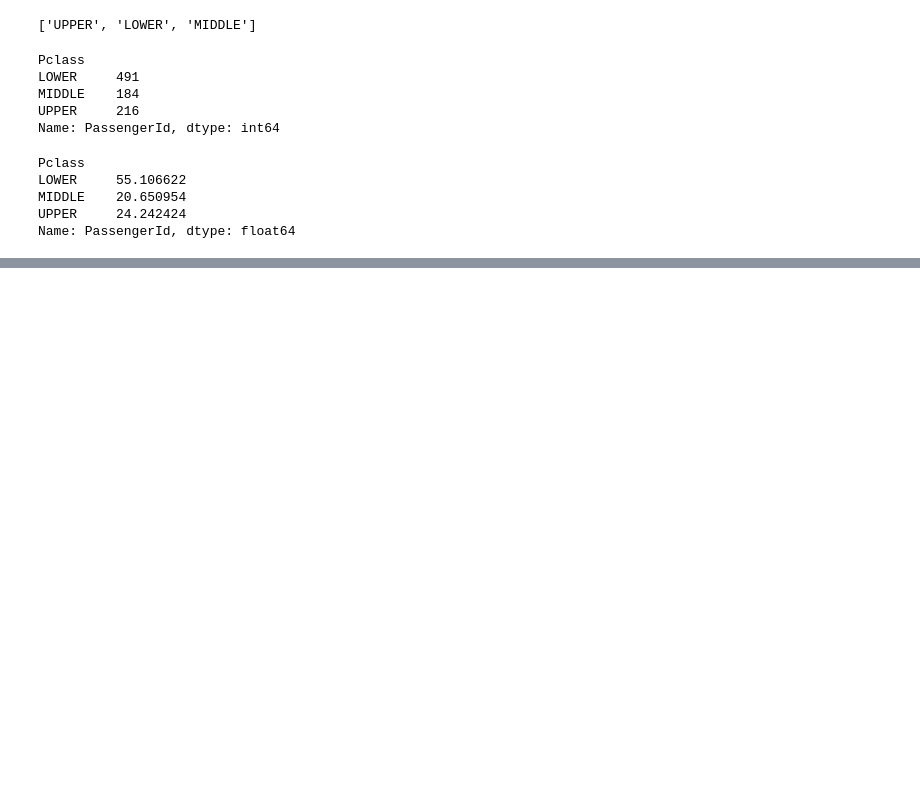
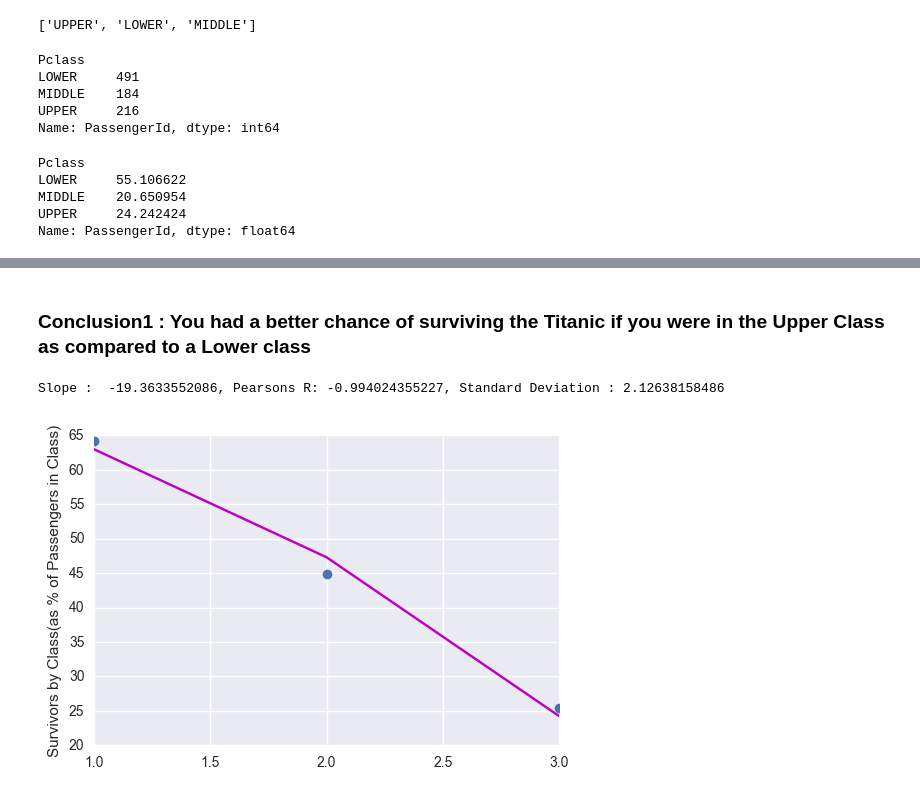
Before and after one commit to rramchan12/Data-Analyst-NanoDegree, a Jupyter notebook: P2 - Investigate a Dataset using Python/Investigating_Titanic_Data.ipynb, the cells around one changed output, grey strips where cells are left out. Drawn from its saved outputs; the diff is of its cells as text; code cells hidden in the pictures; blank space fills up the shorter version.

```diff
--- a/P2 - Investigate a Dataset using Python/Investigating_Titanic_Data.ipynb
+++ b/P2 - Investigate a Dataset using Python/Investigating_Titanic_Data.ipynb
@@ -273,0 +295,9 @@ pie_plot(survivors_by_class_as_percentage_total_survival,'Survivors by Class(as
+# %% [markdown]
+### Conclusion1 : You had a better chance of surviving the Titanic if you were in the Upper Class as compared to a Lower class
+# %%
+#We can check how strong the correlation is using Pearsons R
+passenger_class = list([3,2,1])
+plot(passenger_class,survivors_by_class_as_percentage_of_passengers_in_class, 'Survivors by Class(as % of Passengers in Class)')
+# %% [output]
+Slope :  -19.3633552086, Pearsons R: -0.994024355227, Standard Deviation : 2.12638158486
+[figure, added]
```
Also changed, not shown: parts of 11 cells of this notebook.
